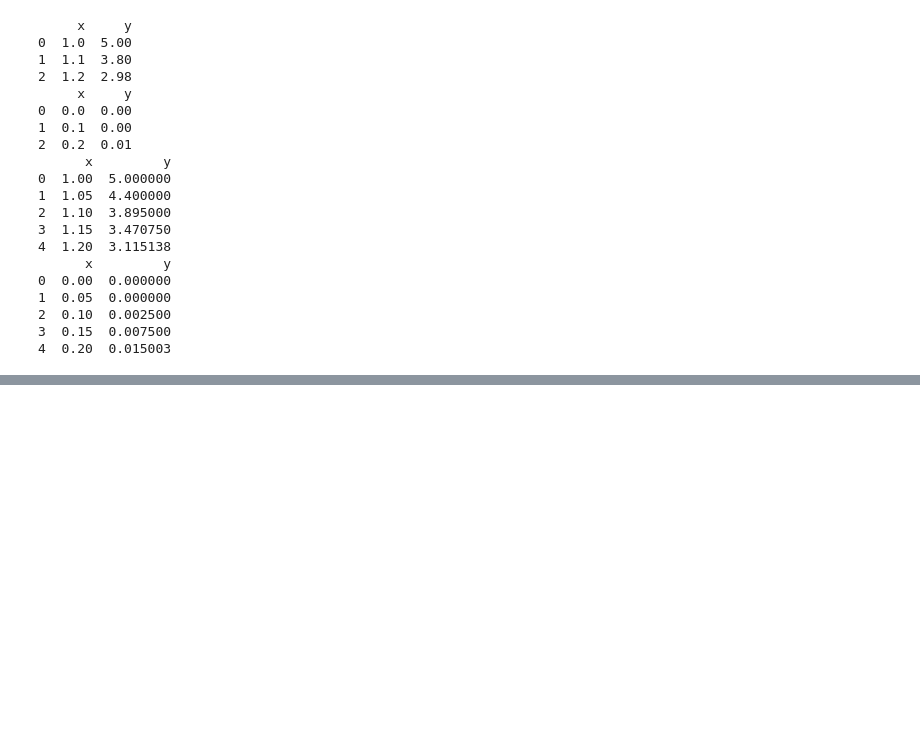
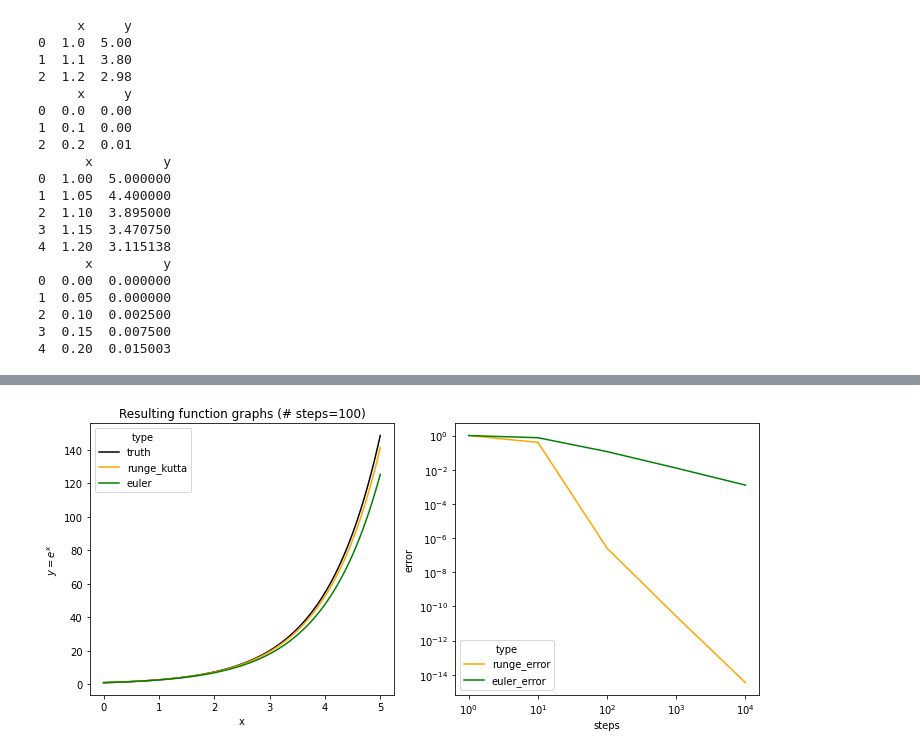
Before and after one commit to ArmaanAhmed22/IS-Kumaresan-Differential-Equations, a Jupyter notebook: HW #4/numerical approximation.ipynb, the cells around one changed output, grey strips where cells are left out. Cells and saved outputs as stored; diff of their text form; code cells hidden in the pictures; blank space fills up the shorter version.

Commit message:
added runge kutta and comparison

```diff
--- a/HW #4/numerical approximation.ipynb
+++ b/HW #4/numerical approximation.ipynb
@@ -67,0 +115,5 @@ print(problem_4)
+# %%
+new_df = df.drop("x",axis=1).stack().reset_index().drop("level_0",axis=1)
+new_df.rename(columns={"level_1":"type",0:"y"},inplace=True)
+new_df["x"] = np.repeat(df["x"].to_numpy(),3)
+new_df.head()
@@ -67,0 +127,20 @@ print(problem_4)
+# %%
+def get_absolute_errors_vary_steps(y,y_prime,condition,end_x,steps_arr):
+    y_truth = y(end_x)
+    pre_df_raw = {"runge":[],"euler":[],"truth":[y_truth]*len(steps_arr),"steps":steps_arr}
+    for steps in tqdm(steps_arr):
+        pre_df_raw["runge"].append(runge_kutta_4(y_prime, condition, end_x, steps = steps))
+        pre_df_raw["euler"].append(euler(y_prime, condition, end_x, steps = steps))
+    df_raw = pd.DataFrame(pre_df_raw)
+    df_out = pd.DataFrame(columns = ["runge_error","euler_error","steps"])
+    df_out["steps"] = df_raw["steps"]
+    df_out["runge_error"] = (df_raw["truth"] - df_raw["runge"]) / df_raw["truth"]
+    df_out["euler_error"] = (df_raw["truth"] - df_raw["euler"]) / df_raw["truth"]
+    return df_out
+
+
+df_errors = get_absolute_errors_vary_steps(y,y_prime,condition,end_x,np.geomspace(1,10000,num=5))
+df_errors.head()
+df_use_error = df_errors.drop("steps",axis=1).stack().reset_index().drop("level_0",axis=1).rename(columns={"level_1":"type",0:"error"})
+df_use_error["steps"] = np.repeat(df_errors["steps"].to_numpy(),2)
+df_use_error.head()
@@ -67,0 +154,19 @@ print(problem_4)
+# %%
+palette = {
+    "truth": "black",
+    "runge_kutta": "orange",
+    "runge_error": "orange",
+    "euler": "green",
+    "euler_error": "green"
+}
+fig,axes = plt.subplots(ncols=2,figsize=(12,5))
+sns.lineplot(x="x",y="y",hue="type",data=new_df,ax=axes[0],palette=palette)
+sns.lineplot(x="steps",y="error",hue="type",data=df_use_error,ax=axes[1],palette=palette)
+axes[0].set_title(f"Resulting function graphs (# steps={steps})")
+axes[0].set_ylabel("$y=e^x$")
+axes[1].set(xscale="log",yscale="log")
+axes[1].minorticks_off()
+axes[1].set_title("")
+plt.savefig("numerical_comparison.png",dpi=600,bbox_inches="tight")
+# %% [output]
+[figure, added]
```
Also changed, not shown: parts of 5 cells of this notebook, 1 other file.
